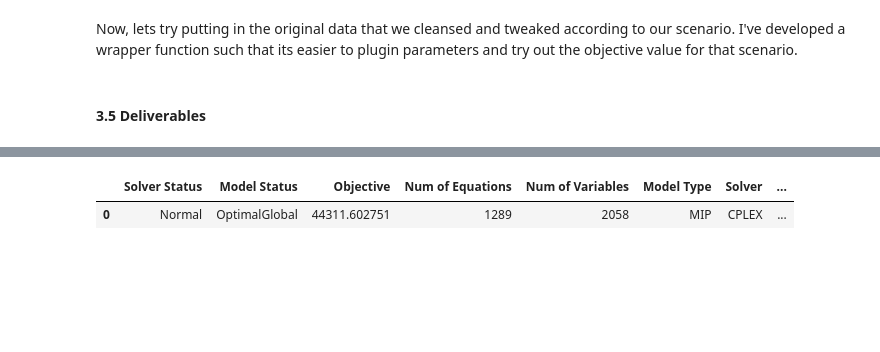
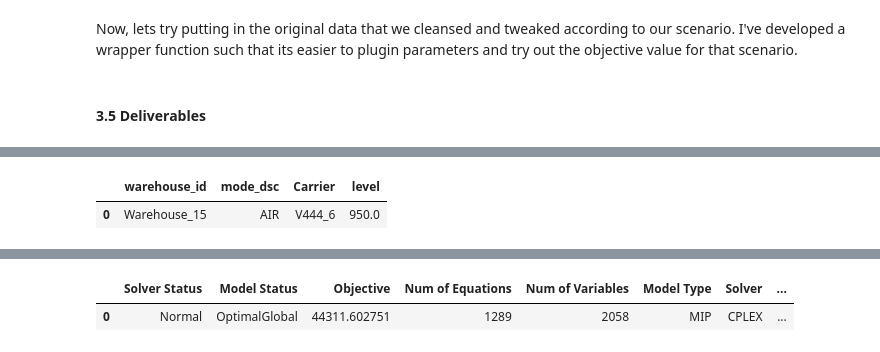
Before and after one commit to ashvin-a/Final-Project-524, a Jupyter notebook: src/main.ipynb, the cells around one changed output, grey strips where cells are left out. Drawn from its saved outputs; the diff is of its cells as text; code cells hidden in the pictures; blank space fills up the shorter version.

```diff
--- a/src/main.ipynb
+++ b/src/main.ipynb
@@ -660,0 +909,15 @@ Now, lets try putting in the original data that we cleansed and tweaked accordin
+# %%
+optimal_flows_shoeco = f_flow_shoeco.records[f_flow_shoeco.records["level"] > 0].copy()
+optimal_flows_shoeco.rename(columns={"p": "dest_port_cd", "w": "warehouse_id", "k": "mode_dsc"}, inplace=True)
+final_result_shoeco = pd.merge(
+    optimal_flows_shoeco,
+    df_freight[["dest_port_cd", "warehouse_id", "mode_dsc", "Carrier"]],
+    on=["warehouse_id", "mode_dsc"],
+    how="left"
+)
+final_result_shoeco[["warehouse_id", "mode_dsc", "Carrier", "level"]].head(1)
+# Optimal Path --> ShoeCo --> PORT06 --> V444_6 --> Warehouse_15
+# y_ship_shoeco.records[y_ship_shoeco.records["level"] > 0]
+# %% [output]
+|  | warehouse_id | mode_dsc | Carrier | level |
+| 0 | Warehouse_15 | AIR | V444_6 | 950.0 |
```
Also changed, not shown: parts of 23 cells of this notebook.
